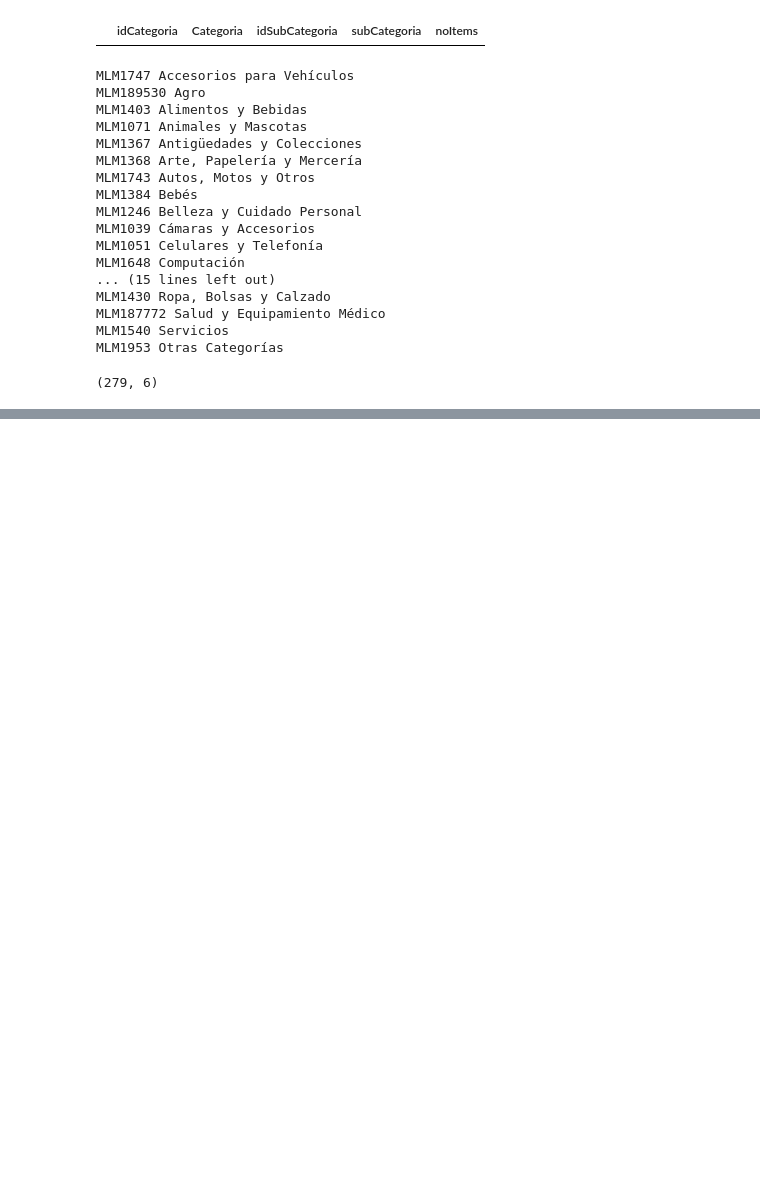
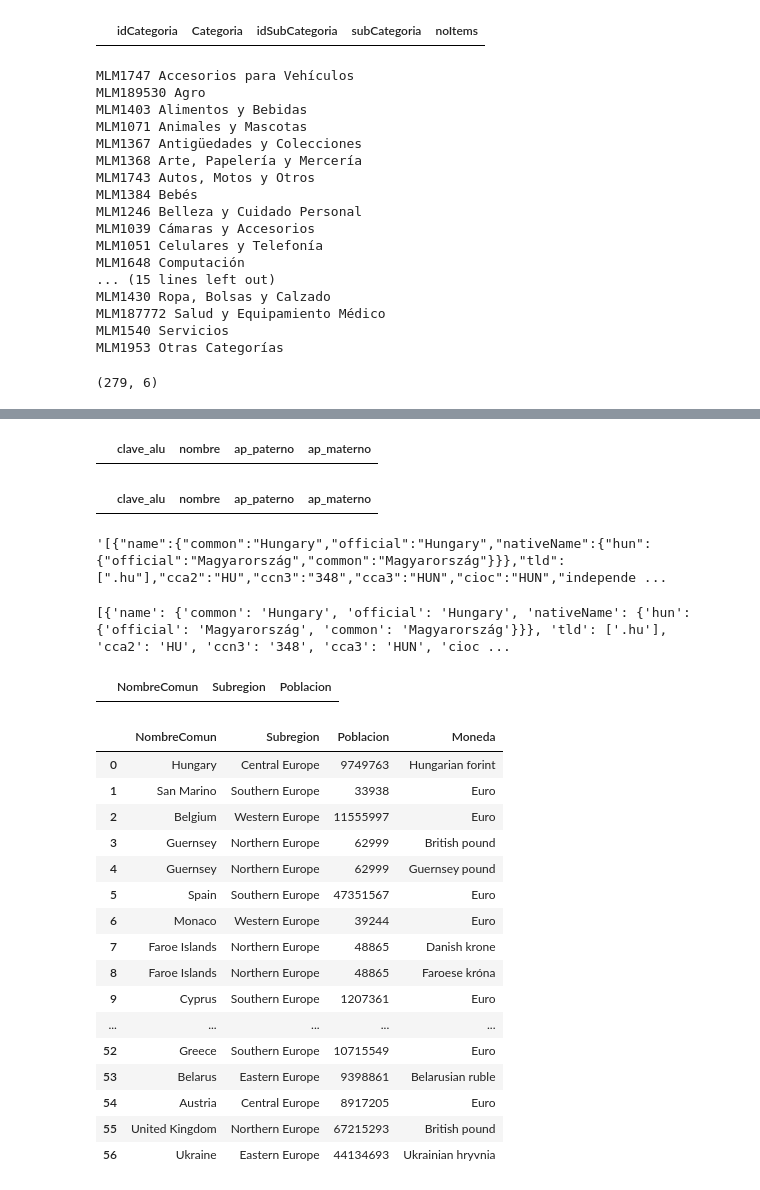
Before and after one commit to jorgejoshuatt/Adquisicion-de-Datos, a Jupyter notebook: llamadasREST.ipynb, the cells around one changed output, grey strips where cells are left out. Saved outputs shown, nothing was run; the diff lists cells and outputs as text; code cells hidden in the pictures; blank space fills up the shorter version.

```diff
--- a/llamadasREST.ipynb
+++ b/llamadasREST.ipynb
@@ -259,0 +308,6 @@ MLM1953|Otras Categorías|MLM1885||23860|Otros
+# %%
+columnas = ['clave_alu', 'nombre', 'ap_paterno','ap_materno']
+dfa=pd.DataFrame(columns=columnas)
+dfa
+# %% [output]
+|  | clave_alu | nombre | ap_paterno | ap_materno |
@@ -259,0 +317,48 @@ MLM1953|Otras Categorías|MLM1885||23860|Otros
+# %%
+dfa
+# %% [output]
+|  | clave_alu | nombre | ap_paterno | ap_materno |
+# %%
+url_countries='https://restcountries.com/v3.1/region/europe'
+form_www=''
+headers={}
+respuesta_countries=requests.request("GET",url_countries,headers=headers,data=form_www)
+respuesta_countries.text
+# %% [output]
+'[{"name":{"common":"Hungary","official":"Hungary","nativeName":{"hun":{"official":"Magyarország","common":"Magyarország"}}},"tld":[".hu"],"cca2":"HU","ccn3":"348","cca3":"HUN","cioc":"HUN","independe ...
+# %%
+json_respuesta_countries=respuesta_countries.json()
+print(json_respuesta_countries)
+# %% [output]
+[{'name': {'common': 'Hungary', 'official': 'Hungary', 'nativeName': {'hun': {'official': 'Magyarország', 'common': 'Magyarország'}}}, 'tld': ['.hu'], 'cca2': 'HU', 'ccn3': '348', 'cca3': 'HUN', 'cioc ...
+# %%
+columnas = ['NombreComun', 'Subregion', 'Poblacion']
+dfc=pd.DataFrame(columns=columnas)
+dfc
+# %% [output]
+|  | NombreComun | Subregion | Poblacion |
+# %%
+for c in json_respuesta_countries:
+    for m in c['currencies']:
+        datos_countries={'NombreComun':c['name']['common'], 'Subregion':c['subregion'], 'Poblacion': c['population'], 'Moneda':c['currencies'][m]['name']}
+        dfc=dfc.append(datos_countries, ignore_index=True)
+# %%
+dfc
+# %% [output]
+|  | NombreComun | Subregion | Poblacion | Moneda |
+| 0 | Hungary | Central Europe | 9749763 | Hungarian forint |
+| 1 | San Marino | Southern Europe | 33938 | Euro |
+| 2 | Belgium | Western Europe | 11555997 | Euro |
+| 3 | Guernsey | Northern Europe | 62999 | British pound |
+| 4 | Guernsey | Northern Europe | 62999 | Guernsey pound |
+| 5 | Spain | Southern Europe | 47351567 | Euro |
+| 6 | Monaco | Western Europe | 39244 | Euro |
+| 7 | Faroe Islands | Northern Europe | 48865 | Danish krone |
+| 8 | Faroe Islands | Northern Europe | 48865 | Faroese króna |
+| 9 | Cyprus | Southern Europe | 1207361 | Euro |
+| ... | ... | ... | ... | ... |
+| 52 | Greece | Southern Europe | 10715549 | Euro |
+| 53 | Belarus | Eastern Europe | 9398861 | Belarusian ruble |
+| 54 | Austria | Central Europe | 8917205 | Euro |
+| 55 | United Kingdom | Northern Europe | 67215293 | British pound |
+| 56 | Ukraine | Eastern Europe | 44134693 | Ukrainian hryvnia |
```
Also changed, not shown: parts of 14 cells of this notebook.
